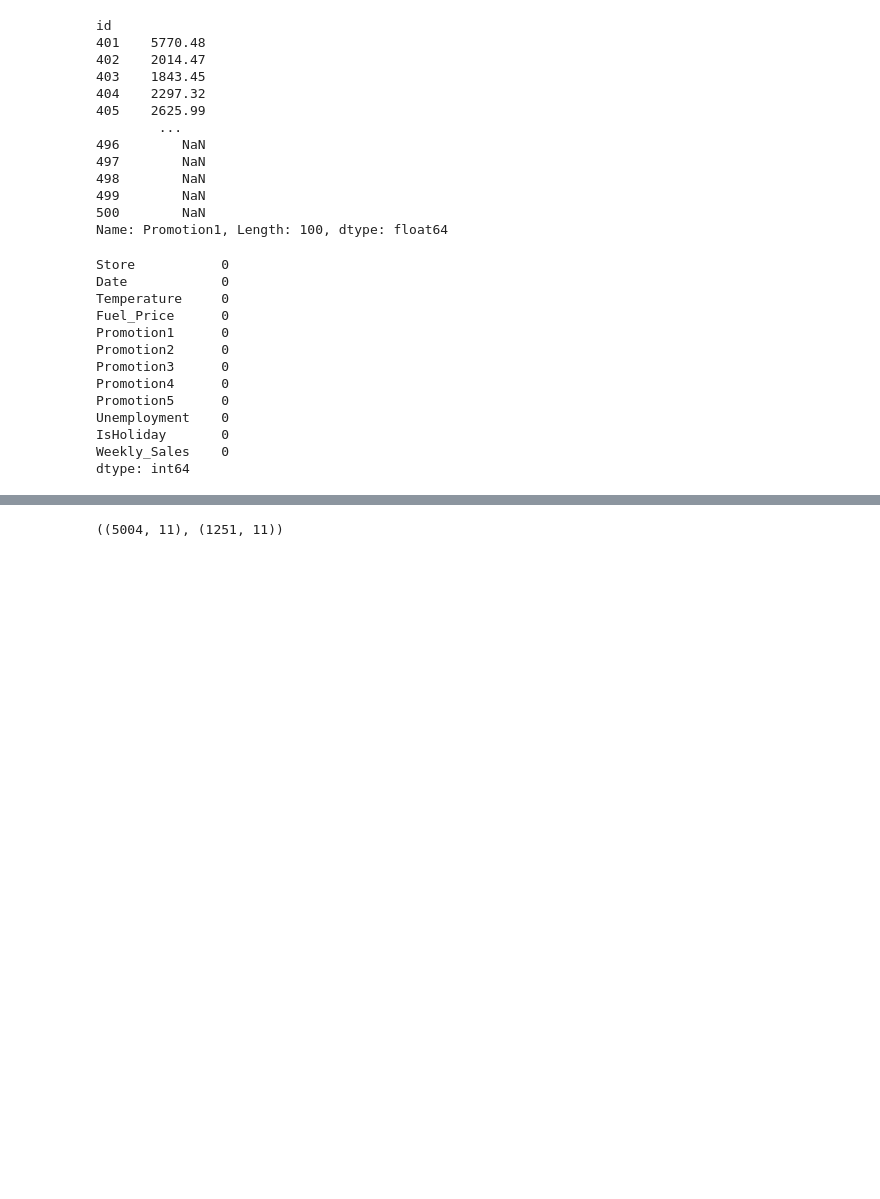
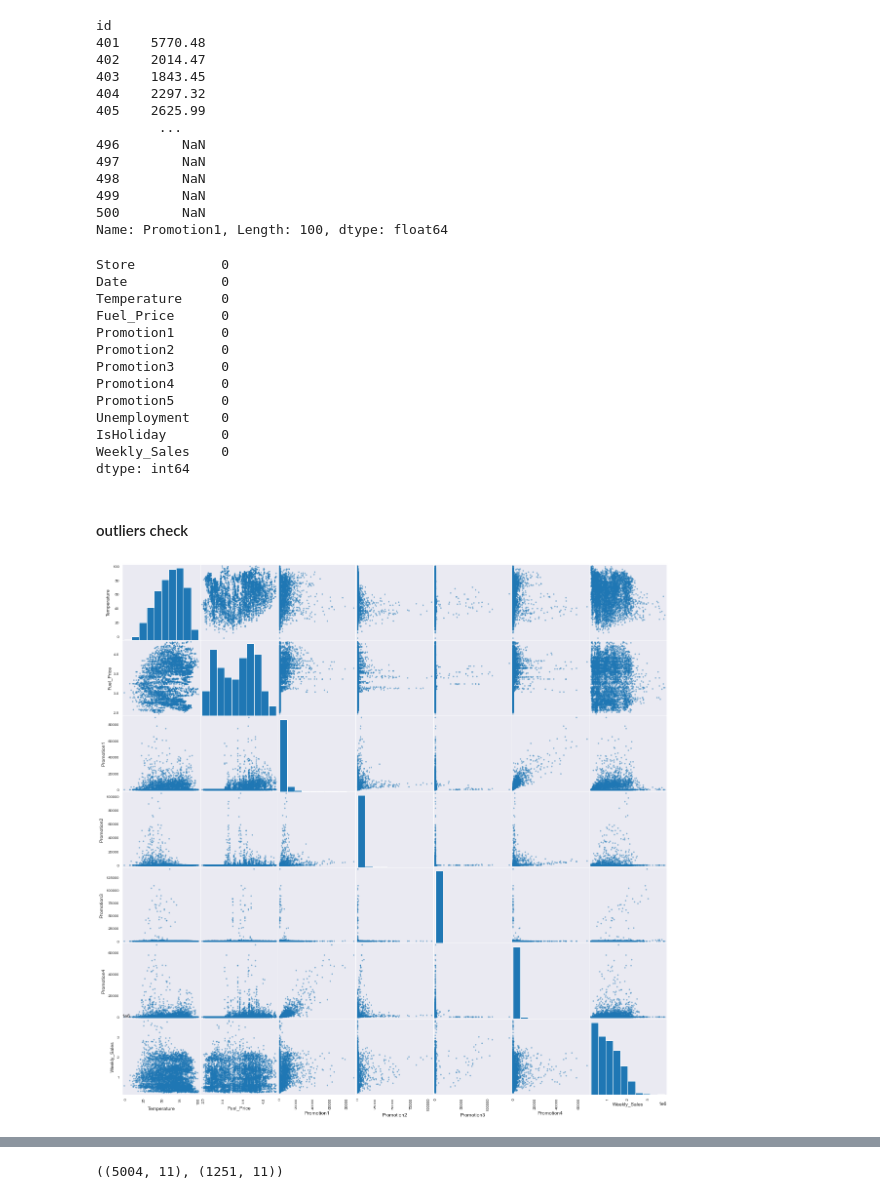
Before and after one commit to Junho65/Kaggle-DACON, a Jupyter notebook: (DACON)Shopping_Mall_Sales_Prediction_Competition/sales.ipynb, the cells around one changed output, grey strips where cells are left out. Cells and saved outputs as stored; diff of their text form; code cells hidden in the pictures; blank space fills up the shorter version.

```diff
--- a/(DACON)Shopping_Mall_Sales_Prediction_Competition/sales.ipynb
+++ b/(DACON)Shopping_Mall_Sales_Prediction_Competition/sales.ipynb
@@ -330,3 +330,11 @@ Unemployment    0
 IsHoliday       0
 Weekly_Sales    0
 dtype: int64
+# %% [markdown]
+#### outliers check
+# %%
+df=store_sales[['Temperature','Fuel_Price','Promotion1','Promotion2','Promotion3','Promotion4','Weekly_Sales']]
+# %%
+pd.plotting.scatter_matrix(df,figsize=(20,20));
+# %% [output]
+[figure, added]
```
Also changed, not shown: parts of 27 cells of this notebook, 2 other files.
